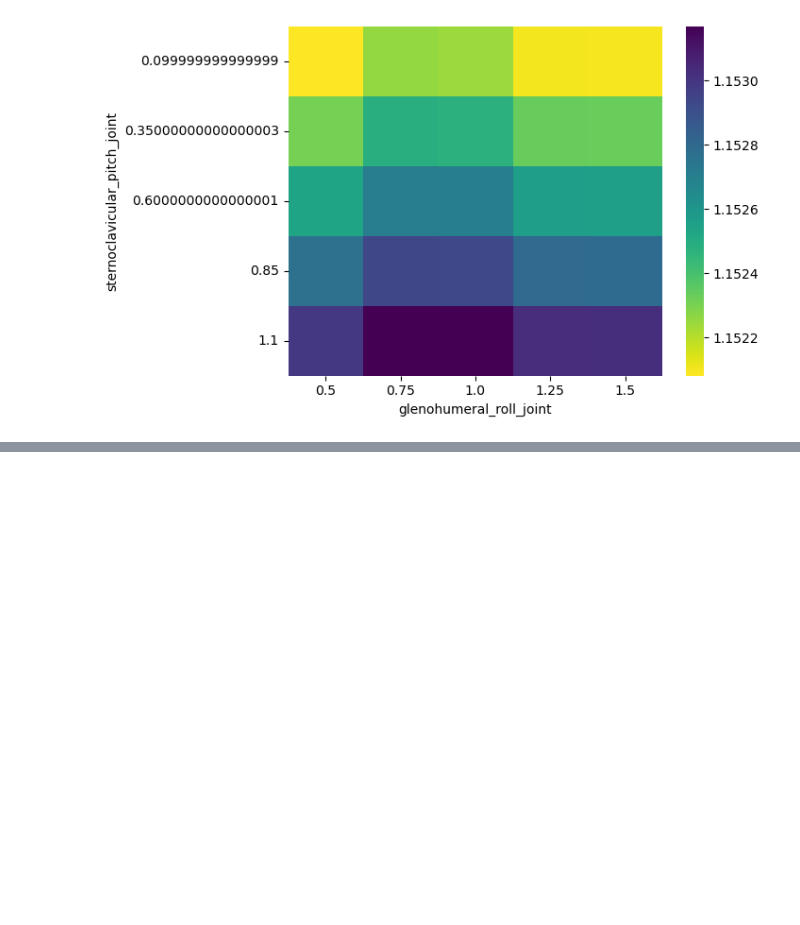
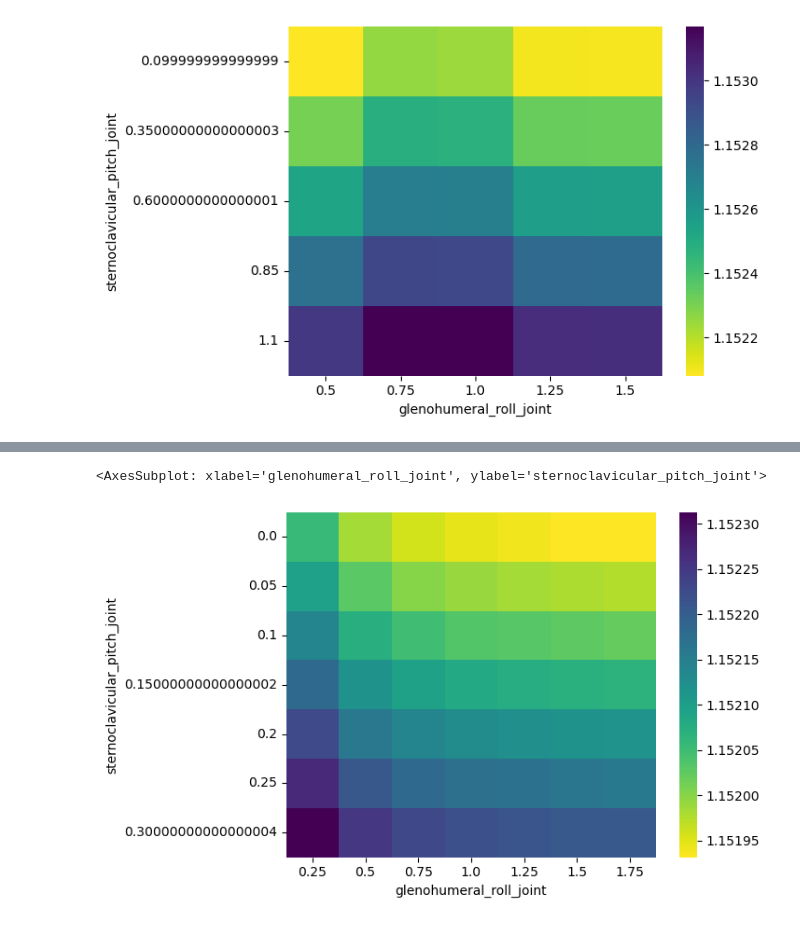
Before and after one commit to bj1110/Masterarbeit, a Jupyter notebook: eval/gridsearch_eval.ipynb, the cells around one changed output, grey strips where cells are left out. Drawn from its saved outputs; the diff is of its cells as text; code cells hidden in the pictures; blank space fills up the shorter version.

```diff
--- a/eval/gridsearch_eval.ipynb
+++ b/eval/gridsearch_eval.ipynb
@@ -12,9 +12,12 @@ if not home:
     raise RuntimeError("HOME env not set.")
 input_dir = Path(home) / "Projects/Masterarbeit/simdata"
 input_file_path = input_dir / "grid_search_data.jsonl"
+input_file_path_refined = input_dir / "grid_search_data_2.jsonl"
 
 jsonObj = pd.read_json(path_or_buf= input_file_path, lines=True)
+refined = pd.read_json(path_or_buf=input_file_path_refined, lines=True)
 
 print(len(jsonObj))
+print(len(refined))
 # %% [output]
 630
@@ -137,0 +186,13 @@ sns.heatmap(pivot, cmap="viridis_r")
+# %%
+refined["angle"] = refined["angle"] / 100
+pivot = refined.pivot_table(
+    index="sternoclavicular_pitch_joint",
+    columns="glenohumeral_roll_joint",
+    values="angle",
+    aggfunc="mean"
+)
+
+sns.heatmap(pivot, cmap="viridis_r")
+# %% [output]
+<AxesSubplot: xlabel='glenohumeral_roll_joint', ylabel='sternoclavicular_pitch_joint'>
+[figure, added]
```
Also changed, not shown: parts of 4 cells of this notebook.
